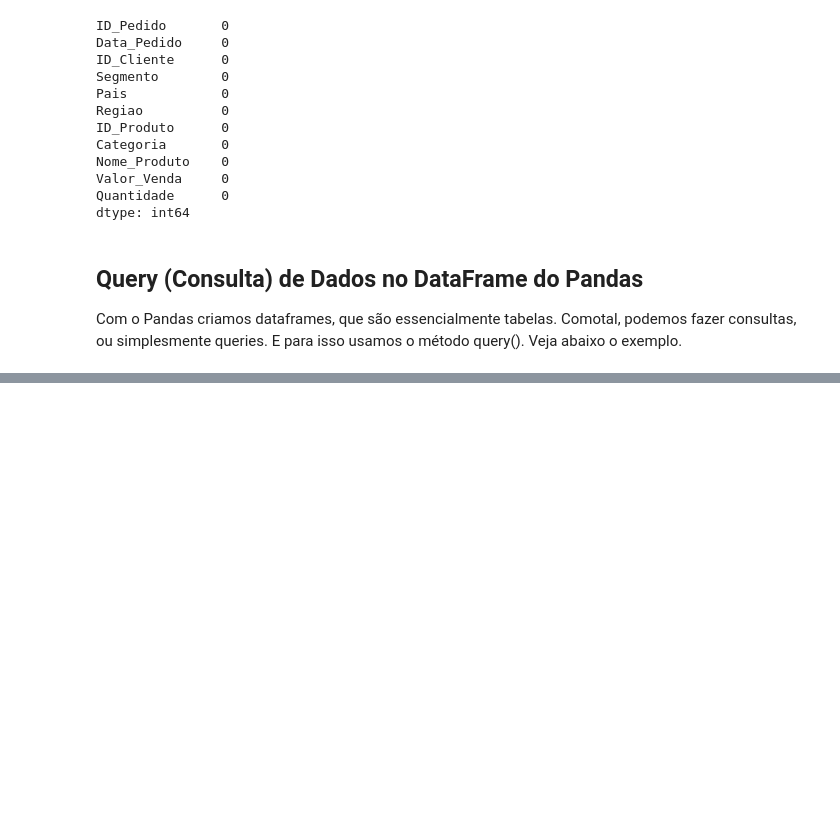
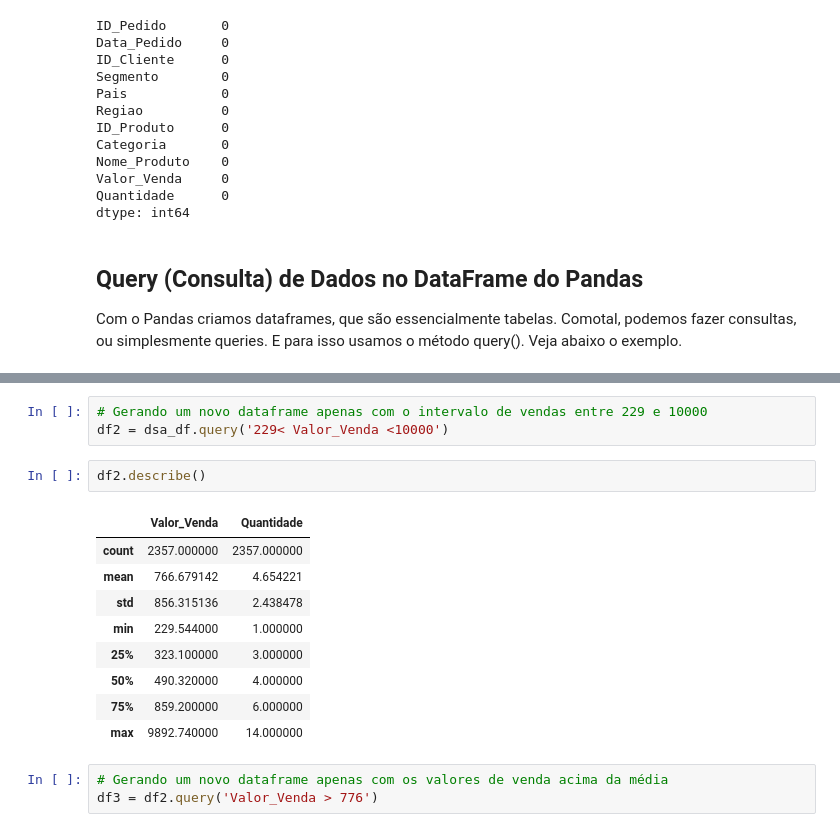
Before and after one commit to 1998-sys/Estudo, a Jupyter notebook: pandas.ipynb, the cells around one changed output, grey strips where cells are left out. Saved outputs shown, nothing was run; the diff lists cells and outputs as text; blank space fills up the shorter version.

```diff
--- a/pandas.ipynb
+++ b/pandas.ipynb
@@ -302,0 +315,18 @@ Com o Pandas criamos dataframes, que são essencialmente tabelas. Comotal, podem
+# %%
+# Gerando um novo dataframe apenas com o intervalo de vendas entre 229 e 10000
+df2 = dsa_df.query('229< Valor_Venda <10000')
+# %%
+df2.describe()
+# %% [output]
+|  | Valor_Venda | Quantidade |
+| count | 2357.000000 | 2357.000000 |
+| mean | 766.679142 | 4.654221 |
+| std | 856.315136 | 2.438478 |
+| min | 229.544000 | 1.000000 |
+| 25% | 323.100000 | 3.000000 |
+| 50% | 490.320000 | 4.000000 |
+| 75% | 859.200000 | 6.000000 |
+| max | 9892.740000 | 14.000000 |
+# %%
+# Gerando um novo dataframe apenas com os valores de venda acima da média
+df3 = df2.query('Valor_Venda > 776')
```
Also changed, not shown: parts of 2 cells of this notebook.
